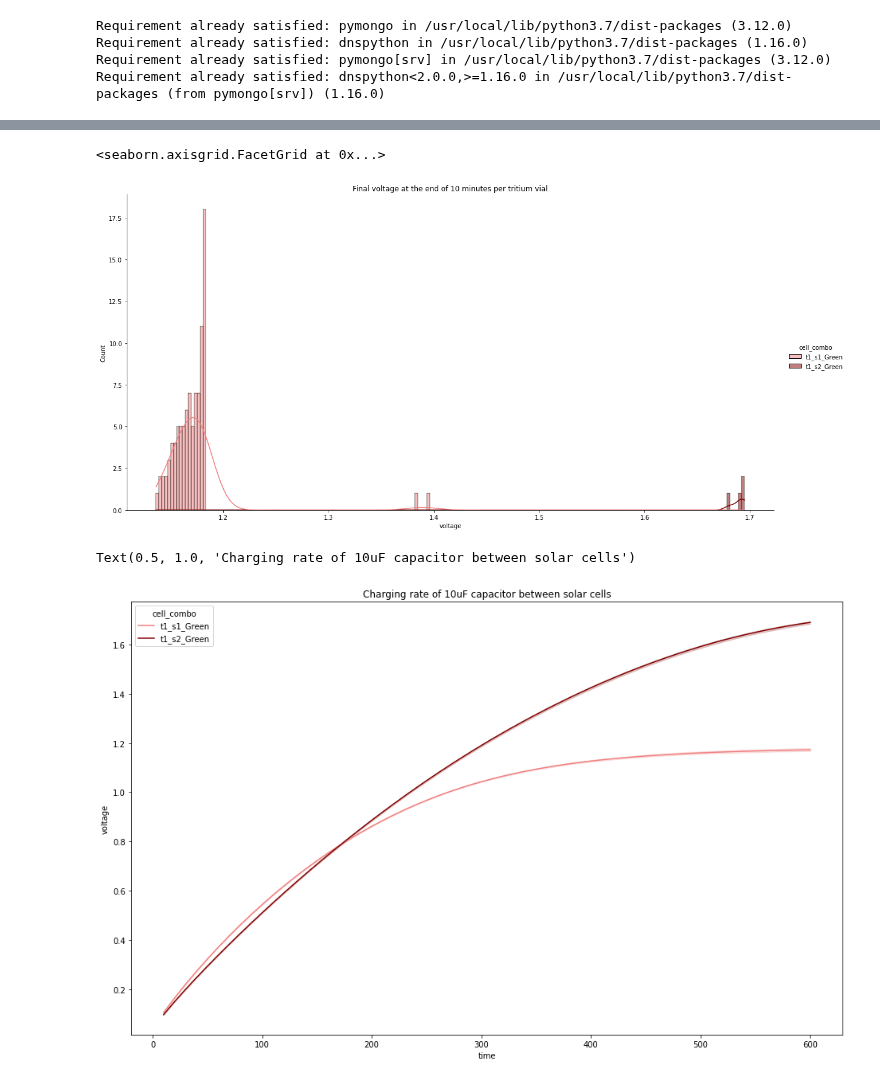
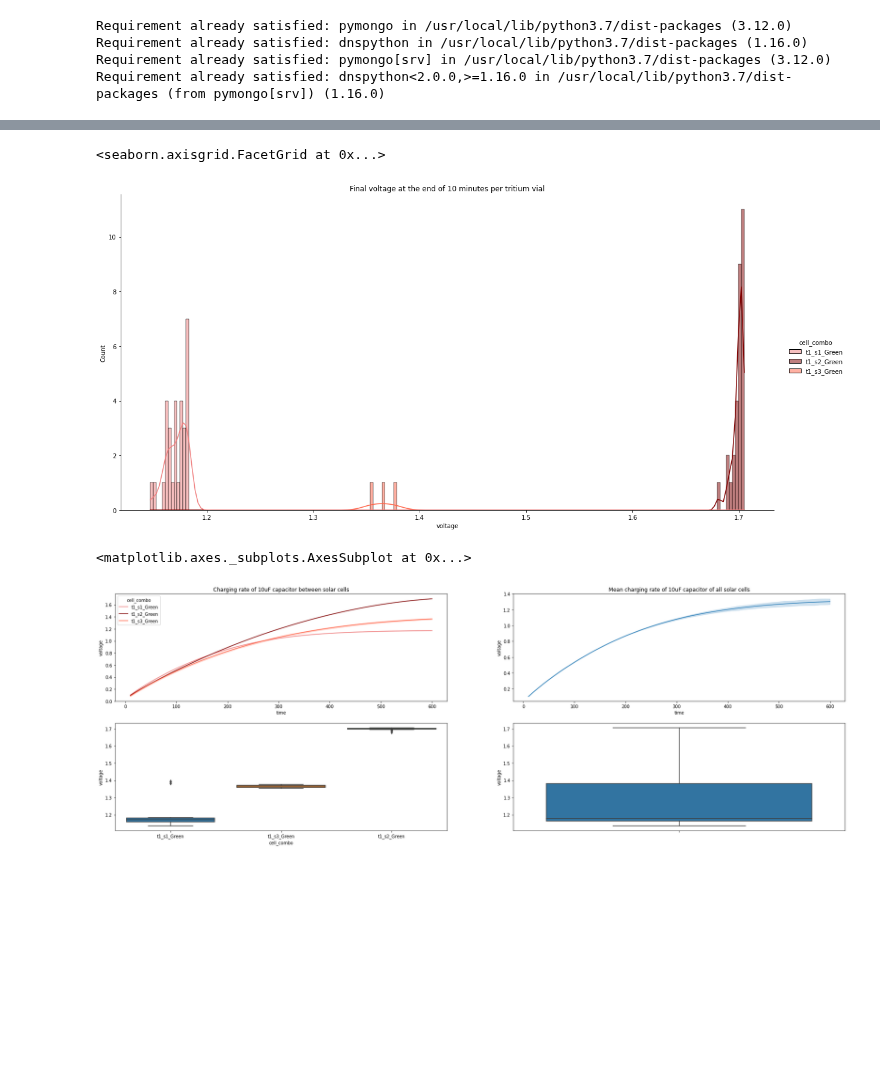
Before and after one commit to darkmatter2222/Nuclear-Battery, a Jupyter notebook: measurement_techniques/analiyze_measurements/single_cell_performance_testing.ipynb, the cells around one changed output, grey strips where cells are left out. Drawn from its saved outputs; the diff is of its cells as text; code cells hidden in the pictures; blank space fills up the shorter version.

```diff
--- a/measurement_techniques/analiyze_measurements/single_cell_performance_testing.ipynb
+++ b/measurement_techniques/analiyze_measurements/single_cell_performance_testing.ipynb
@@ -60,6 +60,7 @@ plot_colors = {
     't5':'DarkBlue',
     's1':'lightcoral',
     's2':'maroon',
+    's3':'tomato',
 }
 tritium_vial_colors = {
     't1':'Green',
@@ -104,5 +105,5 @@ Text(0.5, 1.0, 'Cell Test Count')
 # %%
-def get_sample_count(df, max=100):
+def get_sample_count(df, max=30):
   if len(df.index) >= max:
     return df, max
   else:
@@ -110,17 +111,22 @@ def get_sample_count(df, max=100):
 
 sample_df = pd.DataFrame(columns=df.columns)
 
-working_df, sample_count = get_sample_count(df[(df['time']==600) & (df['tritium_cell_number']=="1")])
-sample_df = sample_df.append(working_df.sample(n=sample_count, random_state=1))
+for solar_cell_number in df['solar_cell_number'].unique():
+  working_df, sample_count = get_sample_count(df[(df['time']==600) & (df['solar_cell_number']==solar_cell_number)])
+  sample_df = sample_df.append(working_df.sample(n=sample_count, random_state=1))
 
 sns.displot(sample_df[(sample_df['time']==600)].reset_index(), x='voltage', bins=200, hue='cell_combo', kde=True, height=8, aspect=2, palette=sample_df['solar_plot_color'].unique().tolist()).set(title='Final voltage at the end of 10 minutes per tritium vial')
 # %% [output]
 <seaborn.axisgrid.FacetGrid at 0x...>
-[figure, old version]
+[figure, new version]
 # %%
 sample_run = df[['time_of_test', 'voltage', 'time', 'solar_plot_color', 'cell_combo']].sort_values(by='time', ascending=True).reset_index()
-plt.figure(figsize=(16,10))
-sns.lineplot(data=sample_run, x="time", y="voltage", hue='cell_combo', palette=sample_run['solar_plot_color'].unique().tolist()).set_title(f"Charging rate of 10uF capacitor between solar cells")
+fig, ax = plt.subplots(2, 2, figsize=(30,10))
+sns.lineplot(data=sample_run, x="time", y="voltage", hue='cell_combo', palette=sample_run['solar_plot_color'].unique().tolist(), ax=ax[0, 0]).set_title(f"Charging rate of 10uF capacitor between solar cells")
+sns.lineplot(data=sample_run, x="time", y="voltage", ax=ax[0, 1]).set_title(f"Mean charging rate of 10uF capacitor of all solar cells")
+
+sns.boxplot(x=sample_run[sample_run['time']==600]['cell_combo'], y=sample_run[sample_run['time']==600]['voltage'], ax=ax[1, 0])
+sns.boxplot(y=sample_run[sample_run['time']==600]['voltage'], ax=ax[1, 1])
 # %% [output]
-Text(0.5, 1.0, 'Charging rate of 10uF capacitor between solar cells')
+<matplotlib.axes._subplots.AxesSubplot at 0x...>
-[figure, old version]
+[figure, new version]
```
Also changed, not shown: parts of 6 cells of this notebook.
